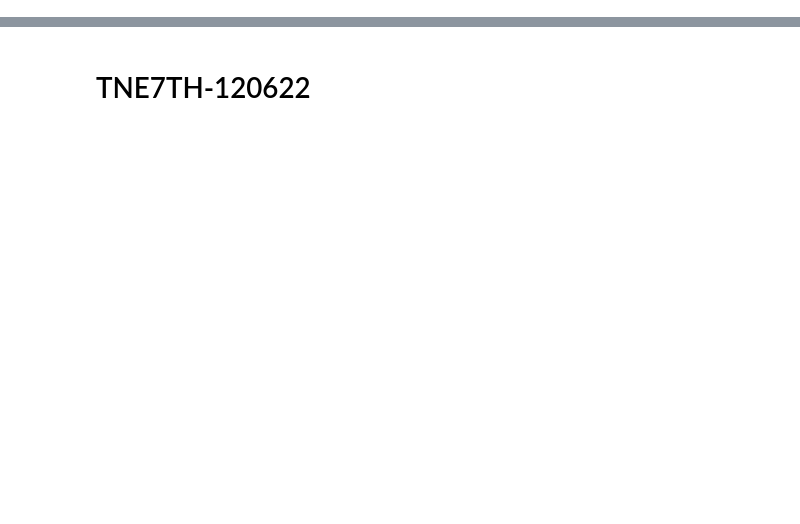
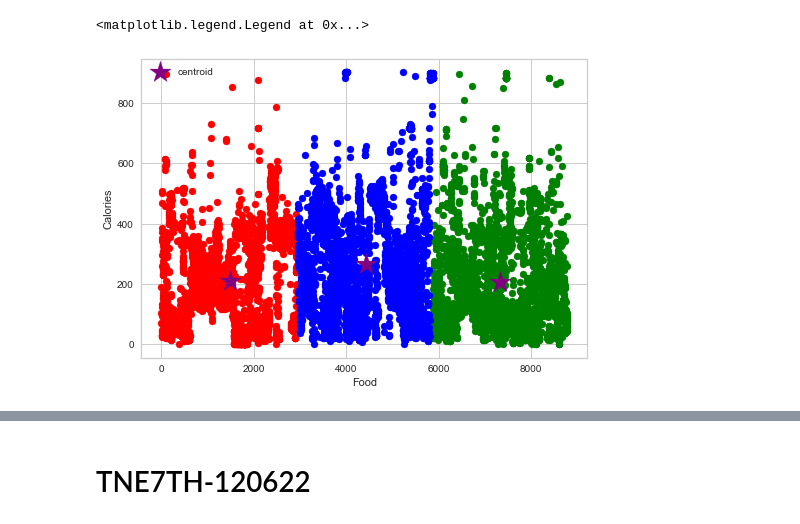
Before and after one commit to nutzbee/Collab-Tests, a Jupyter notebook: Food_Clustering.ipynb, the cells around one changed output, grey strips where cells are left out. Cells and saved outputs as stored; diff of their text form; code cells hidden in the pictures; blank space fills up the shorter version.

```diff
--- a/Food_Clustering.ipynb
+++ b/Food_Clustering.ipynb
@@ -24,0 +84,6 @@ from ipywidgets import interact
+# %%
+le = LabelEncoder()
+foodDf['GmWt_Desc1'] = le.fit_transform(foodDf['GmWt_Desc1'])
+foodDf['GmWt_Desc2'] = le.fit_transform(foodDf['GmWt_Desc2'])
+foodDf['Shrt_Desc'] = le.fit_transform(foodDf['Shrt_Desc'])
+foodDf.head()
@@ -24,0 +98,3 @@ from ipywidgets import interact
+# %%
+foodkm = KMeans(n_clusters=3)
+foodkm
@@ -24,0 +103,3 @@ from ipywidgets import interact
+# %%
+y_predict = foodkm.fit_predict(foodDf[['Shrt_Desc', 'Energ_Kcal']])
+y_predict
@@ -24,0 +108,3 @@ from ipywidgets import interact
+# %%
+foodDf['cluster'] = y_predict
+foodDf.head()
@@ -24,0 +119,17 @@ from ipywidgets import interact
+# %%
+df1 = foodDf[foodDf.cluster==0]
+df2 = foodDf[foodDf.cluster==1]
+df3 = foodDf[foodDf.cluster==2]
+
+plt.scatter(df1['Shrt_Desc'], df1.Energ_Kcal, color='green')
+plt.scatter(df2['Shrt_Desc'], df2.Energ_Kcal, color='red')
+plt.scatter(df3['Shrt_Desc'], df3.Energ_Kcal, color='blue')
+
+plt.scatter(foodkm.cluster_centers_[:,0],foodkm.cluster_centers_[:,1],color='purple', marker='*', label='centroid', s=500)
+
+plt.xlabel('Food')
+plt.ylabel('Calories')
+plt.legend()
+# %% [output]
+<matplotlib.legend.Legend at 0x...>
+[figure, added]
```
Also changed, not shown: parts of 18 cells of this notebook, 5 other files.
